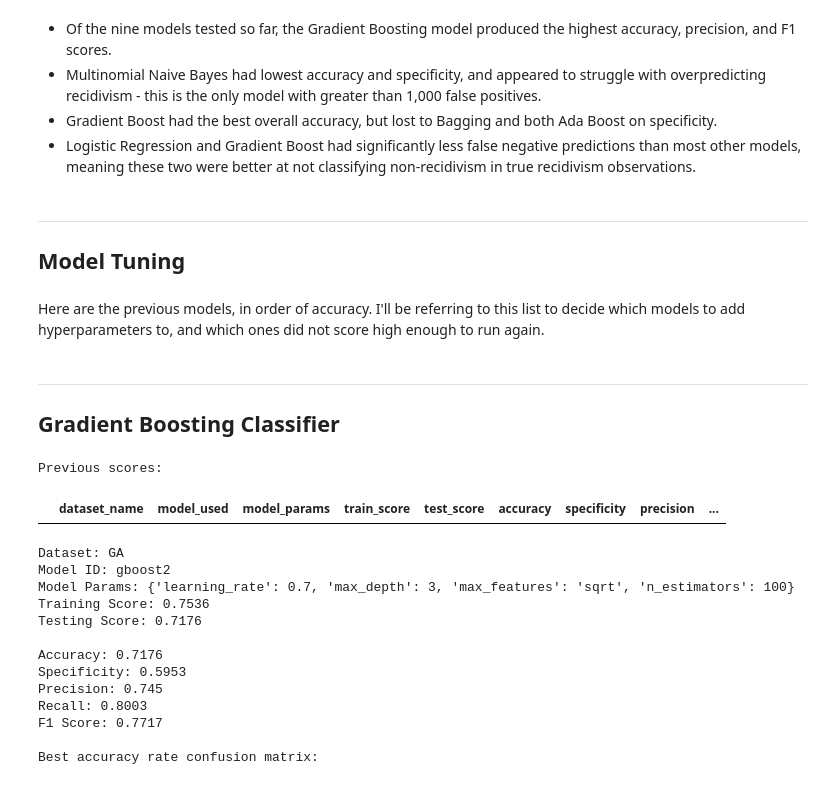
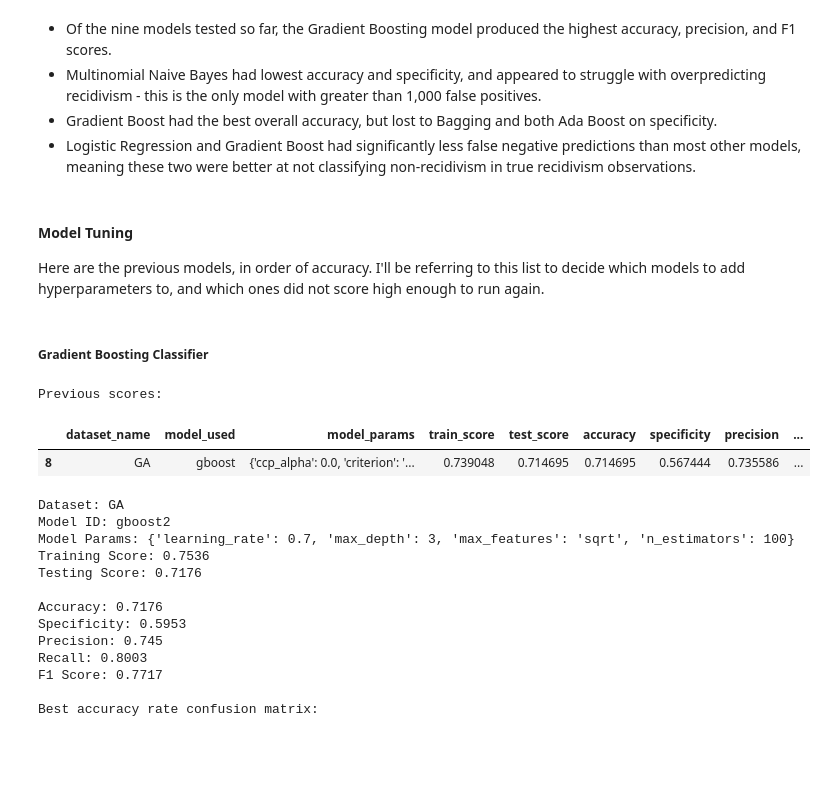
Before and after one commit to ga-dsi-822-group4/recidivism, a Jupyter notebook: notebooks/03_modeling.ipynb, the cells around one changed output. Saved outputs shown, nothing was run; the diff lists cells and outputs as text; code cells hidden in the pictures; blank space fills up the shorter version.

```diff
--- a/notebooks/03_modeling.ipynb
+++ b/notebooks/03_modeling.ipynb
@@ -1193,20 +1270,19 @@ model_trials_df[(model_trials_df['dataset_name'] == 'GA') & (model_trials_df['mo
 - Multinomial Naive Bayes had lowest accuracy and specificity, and appeared to struggle with overpredicting recidivism - this is the only model with greater than 1,000 false positives.
 - Gradient Boost had the best overall accuracy, but lost to Bagging and both Ada Boost on specificity.
 - Logistic Regression and Gradient Boost had significantly less false negative predictions than most other models, meaning these two were better at not classifying non-recidivism in true recidivism observations.
-# %% [markdown]
----
-## Model Tuning
 # %% [markdown]
+#### Model Tuning
+
 Here are the previous models, in order of accuracy. I'll be referring to this list to decide which models to add hyperparameters to, and which ones did not score high enough to run again.
 # %% [markdown]
----
-## Gradient Boosting Classifier
+##### Gradient Boosting Classifier
 # %%
 print('Previous scores:')
-model_trials_df[model_trials_df['model_used'] == 'Gradient Boosting']
+model_trials_df[(model_trials_df['dataset_name'] == 'GA') & (model_trials_df['model_used'] == 'gboost')]
 # %% [output]
 Previous scores:
 |  | dataset_name | model_used | model_params | train_score | test_score | accuracy | specificity | precision | ... |
+| 8 | GA | gboost | {'ccp_alpha': 0.0, 'criterion': '... | 0.739048 | 0.714695 | 0.714695 | 0.567444 | 0.735586 | ... |
 # %%
 ga_gboost2 = GradientBoostingClassifier()
 
```
Also changed, not shown: parts of 78 cells of this notebook, 2 other files.
